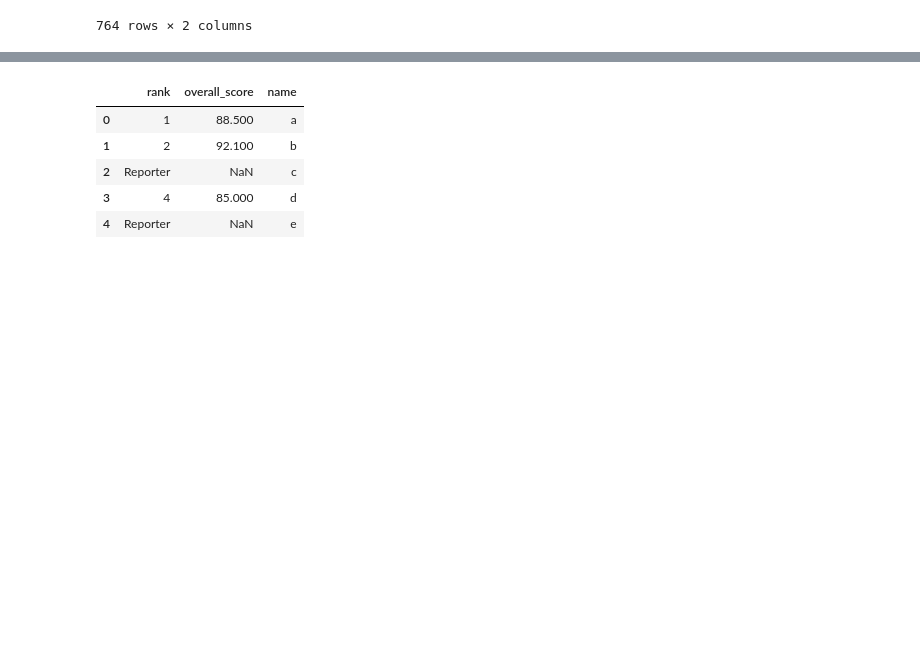
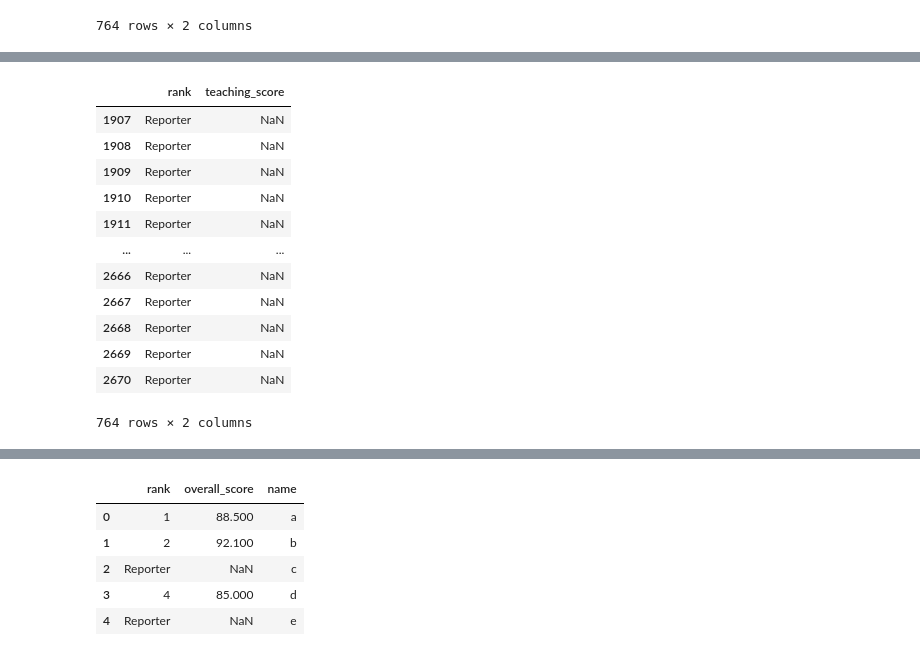
Before and after one commit to MEnesAkpinar/World-University-Ranking-Project, a Jupyter notebook: EDA_world_university_ranking_jupyter.ipynb, the cells around one changed output, grey strips where cells are left out. Drawn from its saved outputs; the diff is of its cells as text; code cells hidden in the pictures; blank space fills up the shorter version.

Commit message:
Updated Score Columns

```diff
--- a/EDA_world_university_ranking_jupyter.ipynb
+++ b/EDA_world_university_ranking_jupyter.ipynb
@@ -354,0 +371,2 @@ df2[df2['rank'] == 'Reporter'].iloc[:, [0,6]]
+# %%
+df.loc[df['rank'] == 'Reporter', 'overall_score'] = df.loc[df['rank'] == 'Reporter', 'overall_score'].fillna(0)
@@ -354,0 +411,16 @@ df2[df2['rank'] == 'Reporter'].iloc[:, [0,6]]
+# %%
+df[df['rank'] == 'Reporter'].iloc[:, [0,7]]
+# %% [output]
+|  | rank | teaching_score |
+| 1907 | Reporter | NaN |
+| 1908 | Reporter | NaN |
+| 1909 | Reporter | NaN |
+| 1910 | Reporter | NaN |
+| 1911 | Reporter | NaN |
+| ... | ... | ... |
+| 2666 | Reporter | NaN |
+| 2667 | Reporter | NaN |
+| 2668 | Reporter | NaN |
+| 2669 | Reporter | NaN |
+| 2670 | Reporter | NaN |
+764 rows × 2 columns
```
Also changed, not shown: parts of 16 cells of this notebook.
